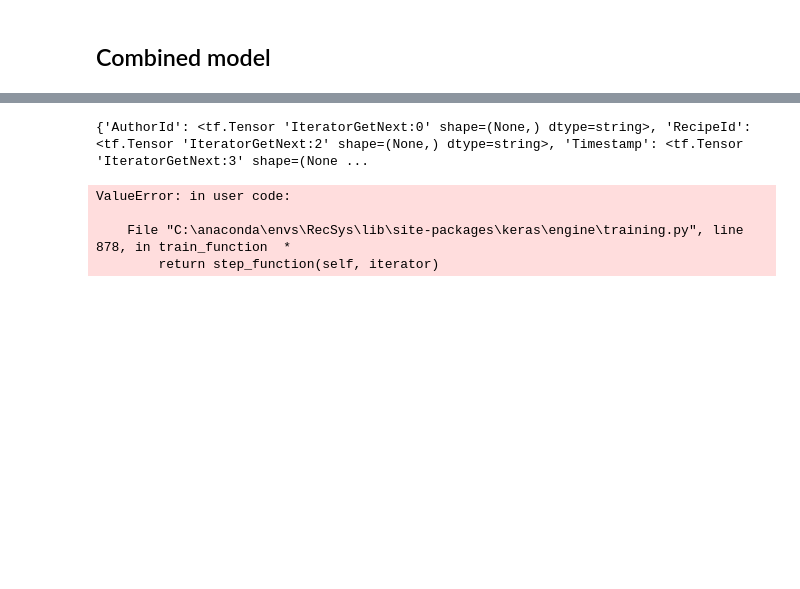
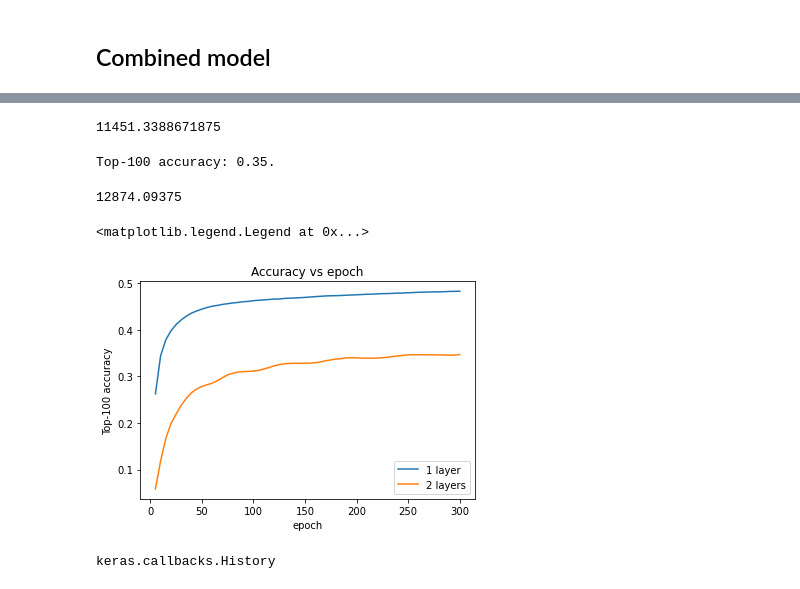
Before and after one commit to Karolina-Lach/RecommenderSystemAlgorithms, a Jupyter notebook: 11_TensorflowRecommenders_RichFeatures.ipynb, the cells around one changed output, grey strips where cells are left out. Cells and saved outputs as stored; diff of their text form; code cells hidden in the pictures; blank space fills up the shorter version.

Commit message:
Rich features retrieval training

```diff
--- a/11_TensorflowRecommenders_RichFeatures.ipynb
+++ b/11_TensorflowRecommenders_RichFeatures.ipynb
@@ -366,8 +409,11 @@ class CandidateModel(tfrs.models.Model):
 ## Combined model
 # %%
 class CombinedModel(tfrs.models.Model):
-    def __init__(self, layer_sizes):
+
+    def __init__(self, layer_sizes, verbose=False):
         super().__init__()
+        if(verbose):
+            print("Init combined model")
         self.query_model = QueryModel(layer_sizes)
         self.candidate_model = CandidateModel(layer_sizes)
         self.task = tfrs.tasks.Retrieval(
@@ -375,9 +421,13 @@ class CombinedModel(tfrs.models.Model):
                 candidates=recipes.batch(128).map(self.candidate_model),
             ),
         )
+        self._verbose = verbose
+
 
     def compute_loss(self, features, training=False):
-        print(features)
+        if(self._verbose):
+            print("Combined model compute loss")
+            print("Features: ", features)
         query_embeddings = self.query_model({
             "AuthorId": features["AuthorId"],
             "Timestamp": features["Timestamp"],
@@ -405,0 +465,8 @@ cached_test = test.batch(4096).cache()
+# %%
+%%time
+one_layer_history = model.fit(
+    cached_train,
+    validation_data=cached_test,
+    validation_freq=5,
+    epochs=num_epochs,
+    verbose=1)
@@ -405,0 +496,4 @@ cached_test = test.batch(4096).cache()
+# %%
+one_layer_history.history["total_loss"][-1]
+# %% [output]
+11451.3388671875
@@ -406,21 +502,15 @@ cached_test = test.batch(4096).cache()
 # %%
-num_epochs = 300
+model_two_layer = CombinedM  odel([64, 32])
+model_two_layer.compile(optimizer=tf.keras.optimizers.Adagrad(0.1))
 
-model = CombinedModel([32])
-model.compile(optimizer=tf.keras.optimizers.Adagrad(0.1))
-
-one_layer_history = model.fit(
+two_layer_history = model_two_layer.fit(
     cached_train,
     validation_data=cached_test,
     validation_freq=5,
     epochs=num_epochs,
     verbose=0)
 
-accuracy = one_layer_history.history["val_factorized_top_k/top_100_categorical_accuracy"][-1]
+accuracy = two_layer_history.history["val_factorized_top_k/top_100_categorical_accuracy"][-1]
 print(f"Top-100 accuracy: {accuracy:.2f}.")
 # %% [output]
-{'AuthorId': <tf.Tensor 'IteratorGetNext:0' shape=(None,) dtype=string>, 'RecipeId': <tf.Tensor 'IteratorGetNext:2' shape=(None,) dtype=string>, 'Timestamp': <tf.Tensor 'IteratorGetNext:3' shape=(None ...
+Top-100 accuracy: 0.35.
-ValueError: in user code:
-
-    File "C:\anaconda\envs\RecSys\lib\site-packages\keras\engine\training.py", line 878, in train_function  *
-        return step_function(self, iterator)
@@ -426,0 +519,23 @@ ValueError: in user code:
+# %%
+two_layer_history.history["total_loss"][-1]
+# %% [output]
+12874.09375
+# %%
+import matplotlib.pyplot as plt
+
+num_validation_runs = len(one_layer_history.history["val_factorized_top_k/top_100_categorical_accuracy"])
+epochs = [(x + 1)* 5 for x in range(num_validation_runs)]
+
+plt.plot(epochs, one_layer_history.history["val_factorized_top_k/top_100_categorical_accuracy"], label="1 layer")
+plt.plot(epochs, two_layer_history.history["val_factorized_top_k/top_100_categorical_accuracy"], label="2 layers")
+plt.title("Accuracy vs epoch")
+plt.xlabel("epoch")
+plt.ylabel("Top-100 accuracy");
+plt.legend()
+# %% [output]
+<matplotlib.legend.Legend at 0x...>
+[figure, added]
+# %%
+type(one_layer_history)
+# %% [output]
+keras.callbacks.History
```
Also changed, not shown: parts of 19 cells of this notebook, 6 other files.
